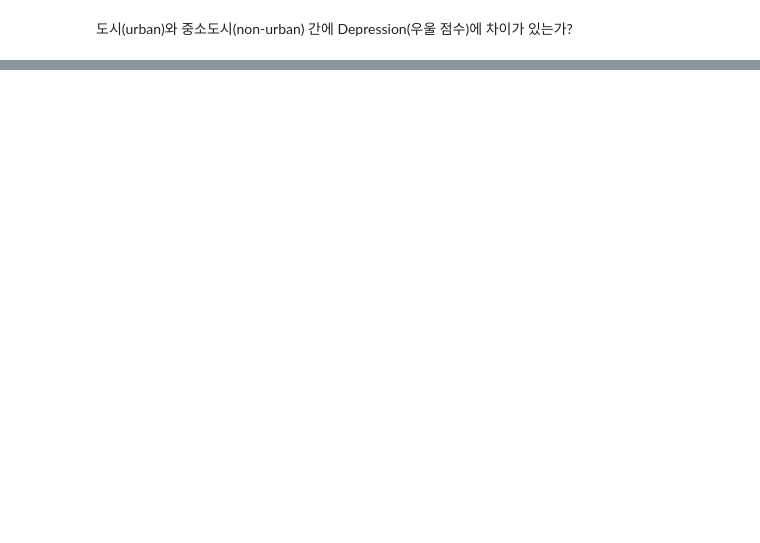
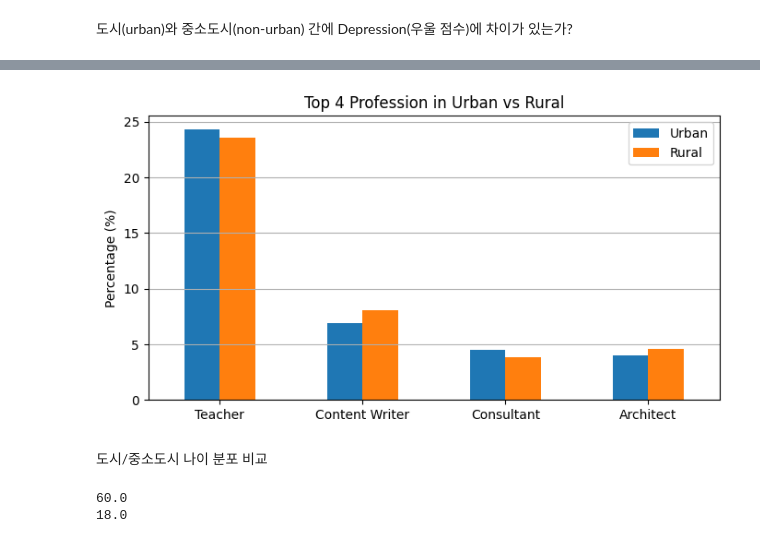
Before and after one commit to sunin1104/datathon, a Jupyter notebook: datathon.ipynb, the cells around one changed output, grey strips where cells are left out. Cells and saved outputs as stored; diff of their text form; code cells hidden in the pictures; blank space fills up the shorter version.

```diff
--- a/datathon.ipynb
+++ b/datathon.ipynb
@@ -206,0 +384,31 @@ else:
+# %%
+urban_jobs = {
+    'Teacher': 0.243181,
+    'Content Writer': 0.069018,
+    'Consultant': 0.045147,
+    'Architect': 0.040169
+}
+
+rural_jobs = {
+    'Teacher': 0.235630,
+    'Content Writer': 0.080496,
+    'Consultant': 0.038018,
+    'Architect': 0.046219
+}
+
+df = pd.DataFrame([urban_jobs, rural_jobs], index=['Urban', 'Rural']).T * 100
+df.plot(kind='bar', figsize=(8,4), title='Top 4 Profession in Urban vs Rural')
+plt.ylabel('Percentage (%)')
+plt.xticks(rotation=0)
+plt.grid(axis='y')
+plt.show()
+# %% [output]
+[figure, added]
+# %% [markdown]
+도시/중소도시 나이 분포 비교
+# %%
+print(train_df['Age'].max())
+print(train_df['Age'].min())
+# %% [output]
+60.0
+18.0
```
Also changed, not shown: parts of 44 cells of this notebook.
